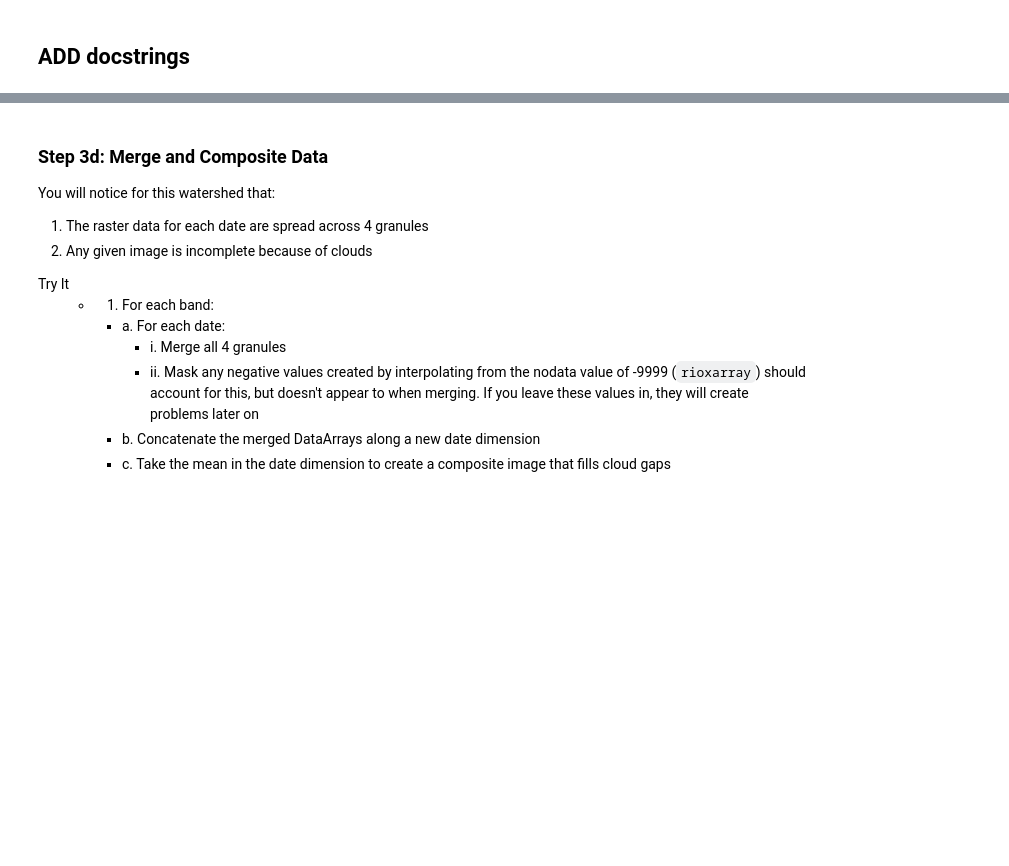
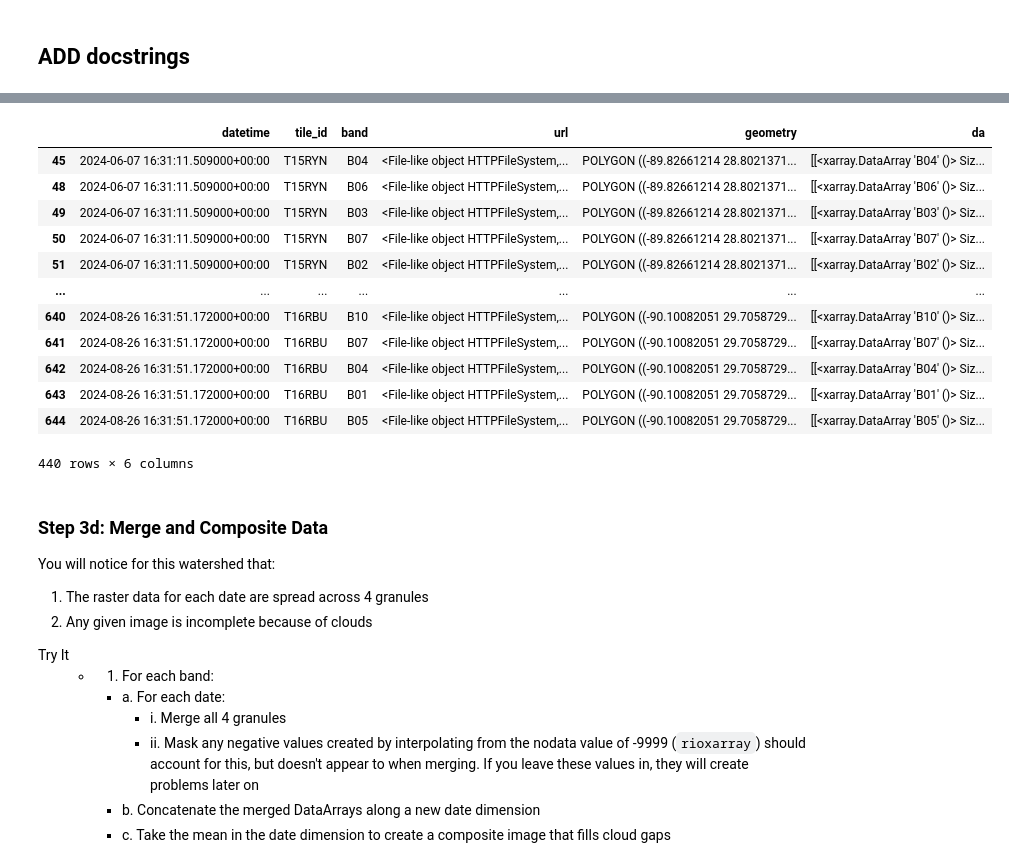
Before and after one commit to nym-veach/portfolio-spring-02-land-cover-clustering-nym-veach, a Jupyter notebook: clustering.ipynb, the cells around one changed output, grey strips where cells are left out. Saved outputs shown, nothing was run; the diff lists cells and outputs as text; code cells hidden in the pictures; blank space fills up the shorter version.

```diff
--- a/clustering.ipynb
+++ b/clustering.ipynb
@@ -659,7 +659,7 @@ def compute_reflectance_da(search_results, boundary_gdf):
             np.unpackbits(
 
                 # Convert to 8-bit unsigned integrer format
-                da.astype(np.unit6),
+                da.astype(np.uint8),
 
                 # Set the order of the bits
                 bitorder = "little"
@@ -717,7 +717,7 @@ def compute_reflectance_da(search_results, boundary_gdf):
         df_list = []
 
         # Lop through each band in the granule
-        for i, row in granule_df.iterows():
+        for i, row in granule_df.iterrows():
 
             # Only loop through the spectral bands
             if row.band.startswith('B'):
@@ -748,5 +763,20 @@ AttributeError: 'GeoDataFrame' object has no attribute 'toxrs'
 # %%
 ### check out the dataframe
+reflectance_da_df
+# %% [output]
+|  | datetime | tile_id | band | url | geometry | da |
+| 45 | 2024-06-07 16:31:11.509000+00:00 | T15RYN | B04 | <File-like object HTTPFileSystem,... | POLYGON ((-89.82661214 28.8021371... | [[<xarray.DataArray 'B04' ()> Siz... |
+| 48 | 2024-06-07 16:31:11.509000+00:00 | T15RYN | B06 | <File-like object HTTPFileSystem,... | POLYGON ((-89.82661214 28.8021371... | [[<xarray.DataArray 'B06' ()> Siz... |
+| 49 | 2024-06-07 16:31:11.509000+00:00 | T15RYN | B03 | <File-like object HTTPFileSystem,... | POLYGON ((-89.82661214 28.8021371... | [[<xarray.DataArray 'B03' ()> Siz... |
+| 50 | 2024-06-07 16:31:11.509000+00:00 | T15RYN | B07 | <File-like object HTTPFileSystem,... | POLYGON ((-89.82661214 28.8021371... | [[<xarray.DataArray 'B07' ()> Siz... |
+| 51 | 2024-06-07 16:31:11.509000+00:00 | T15RYN | B02 | <File-like object HTTPFileSystem,... | POLYGON ((-89.82661214 28.8021371... | [[<xarray.DataArray 'B02' ()> Siz... |
+| ... | ... | ... | ... | ... | ... | ... |
+| 640 | 2024-08-26 16:31:51.172000+00:00 | T16RBU | B10 | <File-like object HTTPFileSystem,... | POLYGON ((-90.10082051 29.7058729... | [[<xarray.DataArray 'B10' ()> Siz... |
+| 641 | 2024-08-26 16:31:51.172000+00:00 | T16RBU | B07 | <File-like object HTTPFileSystem,... | POLYGON ((-90.10082051 29.7058729... | [[<xarray.DataArray 'B07' ()> Siz... |
+| 642 | 2024-08-26 16:31:51.172000+00:00 | T16RBU | B04 | <File-like object HTTPFileSystem,... | POLYGON ((-90.10082051 29.7058729... | [[<xarray.DataArray 'B04' ()> Siz... |
+| 643 | 2024-08-26 16:31:51.172000+00:00 | T16RBU | B01 | <File-like object HTTPFileSystem,... | POLYGON ((-90.10082051 29.7058729... | [[<xarray.DataArray 'B01' ()> Siz... |
+| 644 | 2024-08-26 16:31:51.172000+00:00 | T16RBU | B05 | <File-like object HTTPFileSystem,... | POLYGON ((-90.10082051 29.7058729... | [[<xarray.DataArray 'B05' ()> Siz... |
+440 rows × 6 columns
 # %% [markdown]
 ### Step 3d: Merge and Composite Data
 
```
Also changed, not shown: parts of 2 cells of this notebook.
